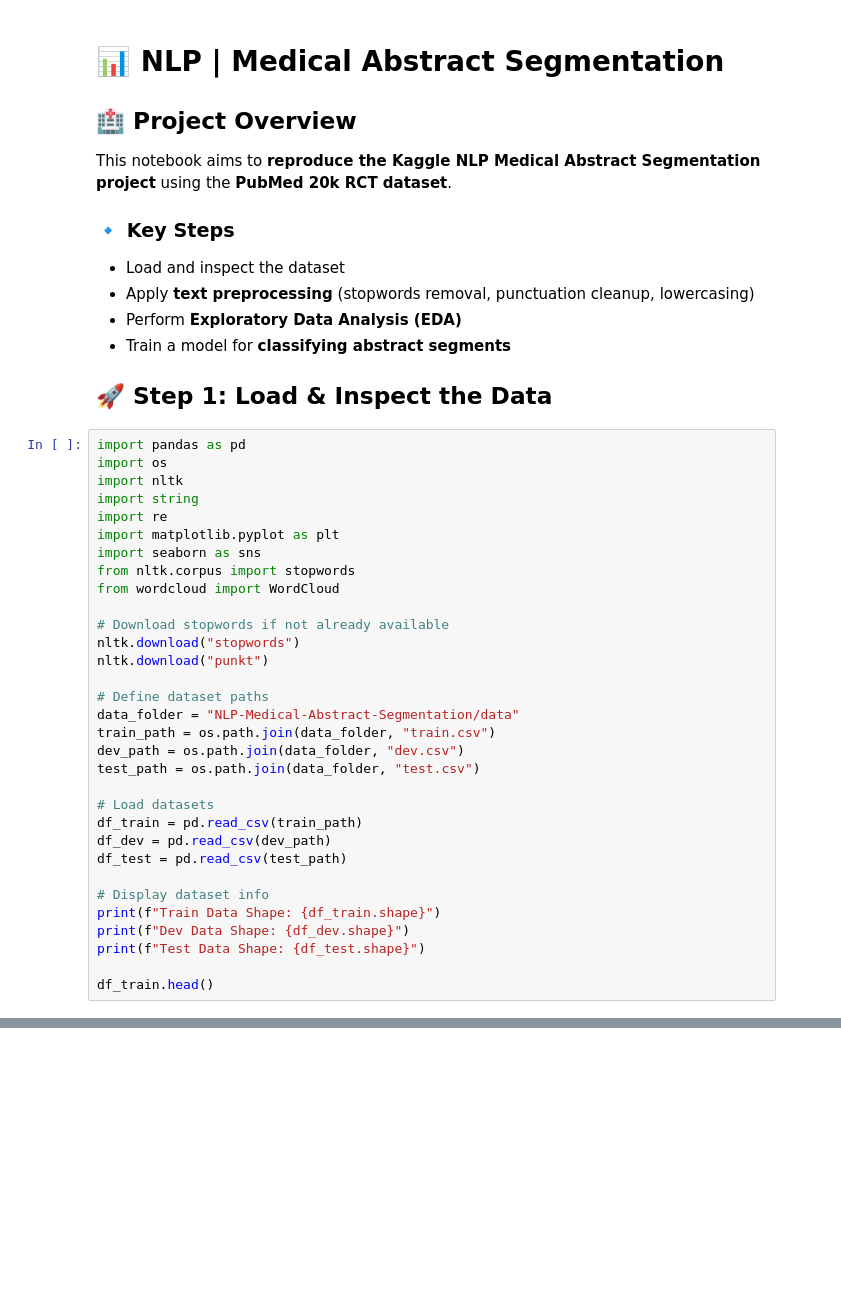
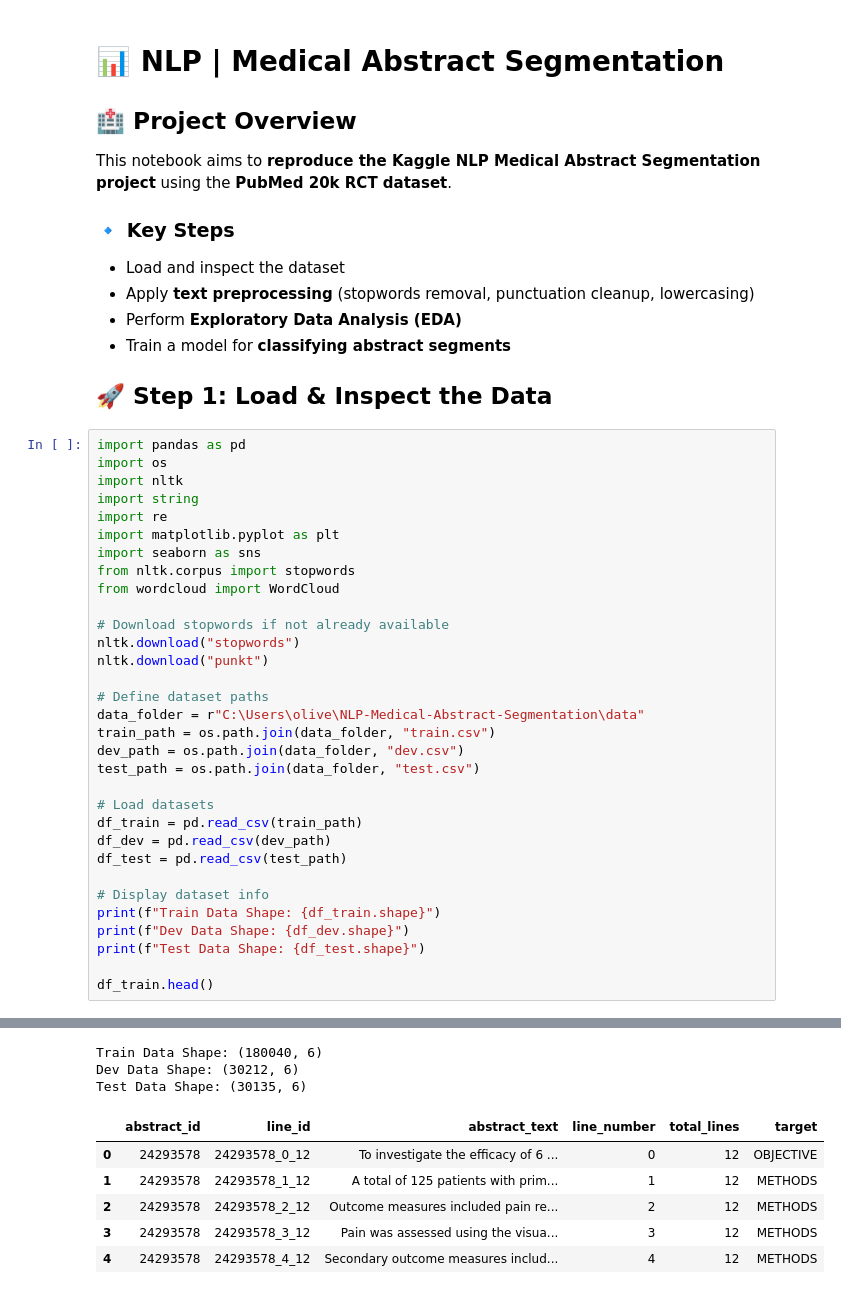
Before and after one commit to olivercareyncl/NLP-Medical-Abstract-Segmentation, a Jupyter notebook: notebooks/NLP_Medical_Abstract_Segmentation_EDA.ipynb, the cells around one changed output, grey strips where cells are left out. Saved outputs shown, nothing was run; the diff lists cells and outputs as text; blank space fills up the shorter version.

```diff
--- a/notebooks/NLP_Medical_Abstract_Segmentation_EDA.ipynb
+++ b/notebooks/NLP_Medical_Abstract_Segmentation_EDA.ipynb
@@ -27,7 +27,7 @@ nltk.download("stopwords")
 nltk.download("punkt")
 
 # Define dataset paths
-data_folder = "NLP-Medical-Abstract-Segmentation/data"
+data_folder = r"C:\Users\olive\NLP-Medical-Abstract-Segmentation\data"
 train_path = os.path.join(data_folder, "train.csv")
 dev_path = os.path.join(data_folder, "dev.csv")
 test_path = os.path.join(data_folder, "test.csv")
@@ -43,3 +43,4 @@ print(f"Dev Data Shape: {df_dev.shape}")
 print(f"Test Data Shape: {df_test.shape}")
 
 df_train.head()
+# %% [output]
@@ -46 +53,10 @@ df_train.head()
+Train Data Shape: (180040, 6)
+Dev Data Shape: (30212, 6)
+Test Data Shape: (30135, 6)
+|  | abstract_id | line_id | abstract_text | line_number | total_lines | target |
+| 0 | 24293578 | 24293578_0_12 | To investigate the efficacy of 6 ... | 0 | 12 | OBJECTIVE |
+| 1 | 24293578 | 24293578_1_12 | A total of 125 patients with prim... | 1 | 12 | METHODS |
+| 2 | 24293578 | 24293578_2_12 | Outcome measures included pain re... | 2 | 12 | METHODS |
+| 3 | 24293578 | 24293578_3_12 | Pain was assessed using the visua... | 3 | 12 | METHODS |
+| 4 | 24293578 | 24293578_4_12 | Secondary outcome measures includ... | 4 | 12 | METHODS |
 # %%
```
Also changed, not shown: parts of 4 cells of this notebook.
